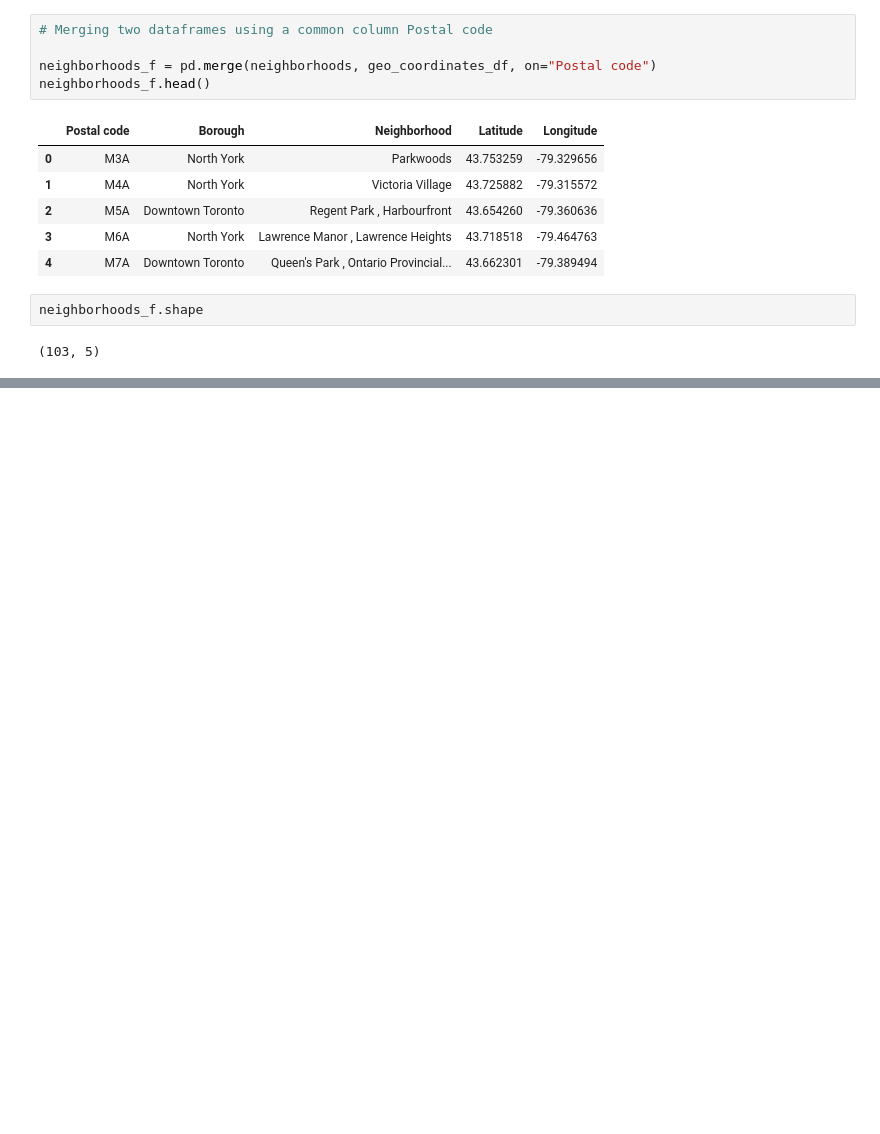
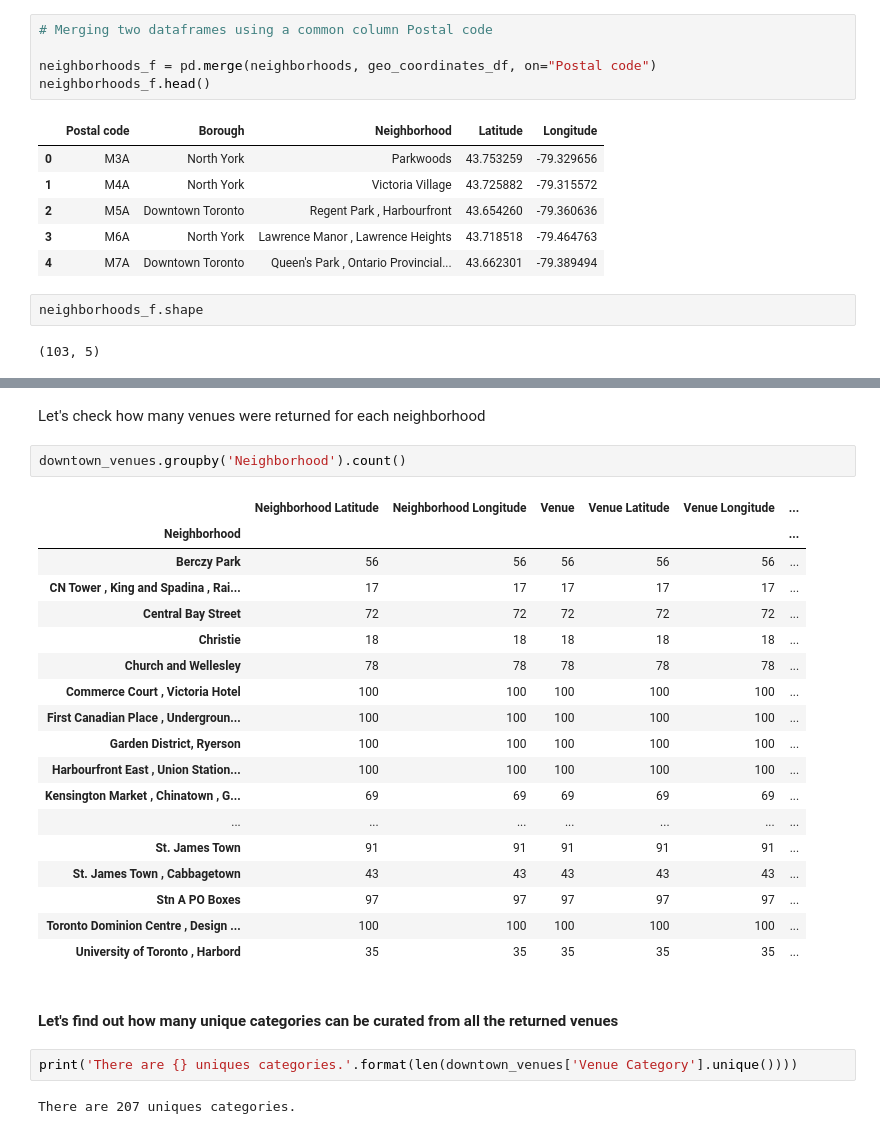
Before and after one commit to Vsp07/Coursera_Capstone, a Jupyter notebook: Segmenting and Clustering Neighborhoods in Toronto.ipynb, the cells around one changed output, grey strips where cells are left out. Cells and saved outputs as stored; diff of their text form; blank space fills up the shorter version.

```diff
--- a/Segmenting and Clustering Neighborhoods in Toronto.ipynb
+++ b/Segmenting and Clustering Neighborhoods in Toronto.ipynb
@@ -155,0 +375,29 @@ neighborhoods_f.shape
+# %% [markdown]
+Let's check how many venues were returned for each neighborhood
+# %%
+downtown_venues.groupby('Neighborhood').count()
+# %% [output]
+|  | Neighborhood Latitude | Neighborhood Longitude | Venue | Venue Latitude | Venue Longitude | ... |
+| Neighborhood |  |  |  |  |  | ... |
+| Berczy Park | 56 | 56 | 56 | 56 | 56 | ... |
+| CN Tower , King and Spadina , Rai... | 17 | 17 | 17 | 17 | 17 | ... |
+| Central Bay Street | 72 | 72 | 72 | 72 | 72 | ... |
+| Christie | 18 | 18 | 18 | 18 | 18 | ... |
+| Church and Wellesley | 78 | 78 | 78 | 78 | 78 | ... |
+| Commerce Court , Victoria Hotel | 100 | 100 | 100 | 100 | 100 | ... |
+| First Canadian Place , Undergroun... | 100 | 100 | 100 | 100 | 100 | ... |
+| Garden District, Ryerson | 100 | 100 | 100 | 100 | 100 | ... |
+| Harbourfront East , Union Station... | 100 | 100 | 100 | 100 | 100 | ... |
+| Kensington Market , Chinatown , G... | 69 | 69 | 69 | 69 | 69 | ... |
+| ... | ... | ... | ... | ... | ... | ... |
+| St. James Town | 91 | 91 | 91 | 91 | 91 | ... |
+| St. James Town , Cabbagetown | 43 | 43 | 43 | 43 | 43 | ... |
+| Stn A PO Boxes | 97 | 97 | 97 | 97 | 97 | ... |
+| Toronto Dominion Centre , Design ... | 100 | 100 | 100 | 100 | 100 | ... |
+| University of Toronto , Harbord | 35 | 35 | 35 | 35 | 35 | ... |
+# %% [markdown]
+#### Let's find out how many unique categories can be curated from all the returned venues
+# %%
+print('There are {} uniques categories.'.format(len(downtown_venues['Venue Category'].unique())))
+# %% [output]
+There are 207 uniques categories.
```
Also changed, not shown: parts of 68 cells of this notebook.
